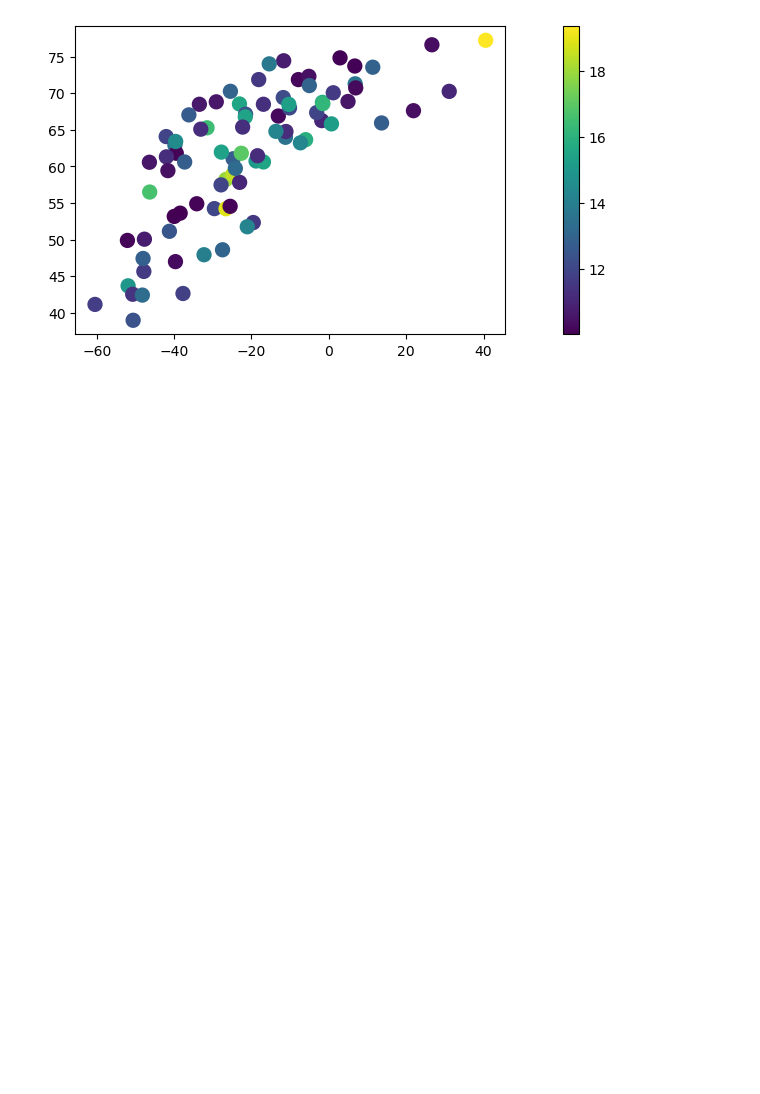
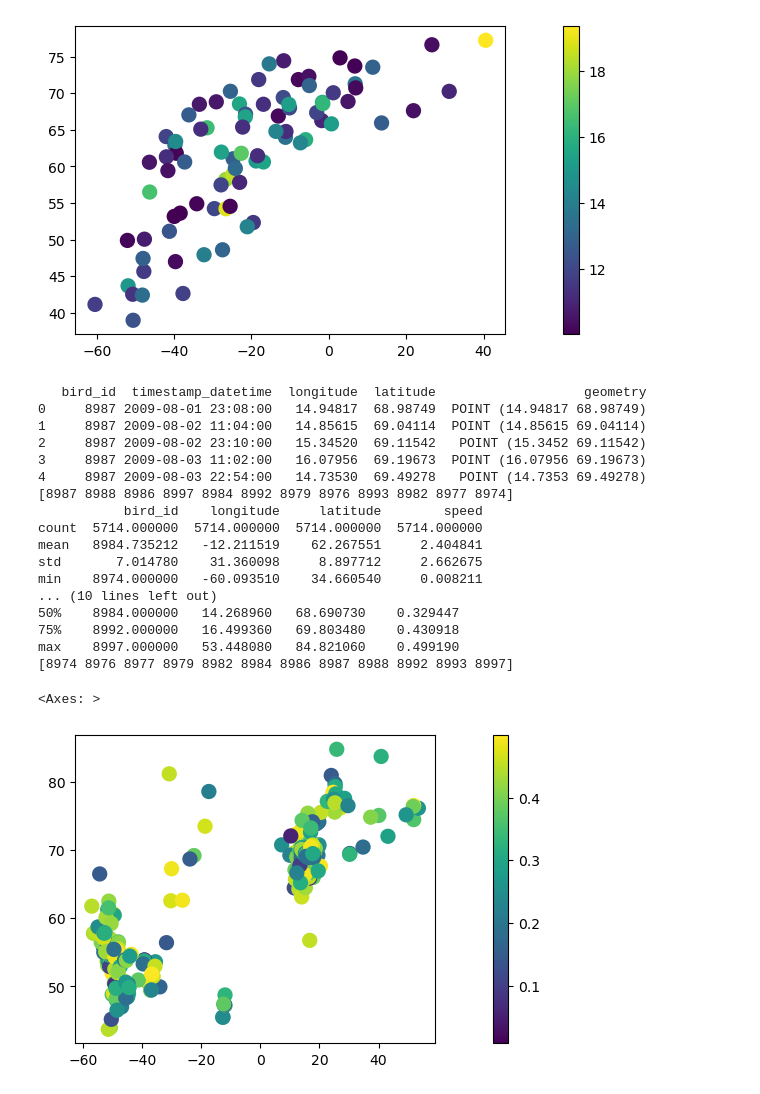
Before and after one commit to sblockhartzzero/GIS5201, a Jupyter notebook: project_code/gis5201_project_GEE_example3.ipynb, the cells around one changed output. Saved outputs shown, nothing was run; the diff lists cells and outputs as text; code cells hidden in the pictures; blank space fills up the shorter version.

```diff
--- a/project_code/gis5201_project_GEE_example3.ipynb
+++ b/project_code/gis5201_project_GEE_example3.ipynb
@@ -104,12 +99,13 @@ ee.Geometry({
 # %%
 # Load animal track csv into pandas dataframe
 input_csv_folder = 'C:/Users/s44ba/Documents/Training/Northeastern/AdvSpatialAnalysis/Project/Data/fromSeabirdTrackingNetwork/'
-input_csv_filename = 'Dataset_1044__Black-legged_Kittiwake_Grumant_GLS_2009_2010_2011.csv'
-#input_csv_filename = 'Dataset_1038__Black-legged_Kittiwake_Anda_GLS_2009_2010_2011.csv'
-#input_csv_filename = 'Dataset_1041__Black-legged_Kittiwake_Bulbjerg_GLS_2009_2010_2011.csv'
-#input_csv_filename = 'Dataset_1043__Black-legged_Kittiwake_Faroe_Islands_GLS_2009_2010.csv'
-#input_csv_filename = 'Dataset_1049__Black-legged_Kittiwake_Kippaku_GLS_2008_2009_2010_2011.csv'
-input_csv_fullpath = input_csv_folder + input_csv_filename
+input_csv_filenames = ["Dataset_1044__Black-legged_Kittiwake_Grumant_GLS_2009_2010_2011.csv",
+                      "Dataset_1038__Black-legged_Kittiwake_Anda_GLS_2009_2010_2011.csv",
+                      "Dataset_1041__Black-legged_Kittiwake_Bulbjerg_GLS_2009_2010_2011.csv",
+                      "Dataset_1043__Black-legged_Kittiwake_Faroe_Islands_GLS_2009_2010.csv",
+                      "Dataset_1049__Black-legged_Kittiwake_Kippaku_GLS_2008_2009_2010_2011.csv"]
+
+input_csv_fullpath = input_csv_folder + input_csv_filenames[1]
 df = pd.read_csv(input_csv_fullpath)
 df.info()
 # %% [output]
@@ -242,3 +230,29 @@ gdf_transit.plot(column="speed", linewidth=5, capstyle="round", figsize=(15, 4),
 # %% [output]
 <Axes: >
 [figure]
+# %%
+# Try calling code in project_functions to get "stops"
+speed_min = 0.0
+speed_max = 0.5
+gdf_stops = project_functions.get_gdf_with_speed(input_csv_fullpath, speed_min, speed_max)
+gdf_stops.plot(column="speed", linewidth=5, capstyle="round", figsize=(15, 4), legend=True)
+# %% [output]
+   bird_id  timestamp_datetime  longitude  latitude                   geometry
+0     8987 2009-08-01 23:08:00   14.94817  68.98749  POINT (14.94817 68.98749)
+1     8987 2009-08-02 11:04:00   14.85615  69.04114  POINT (14.85615 69.04114)
+2     8987 2009-08-02 23:10:00   15.34520  69.11542   POINT (15.3452 69.11542)
+3     8987 2009-08-03 11:02:00   16.07956  69.19673  POINT (16.07956 69.19673)
+4     8987 2009-08-03 22:54:00   14.73530  69.49278   POINT (14.7353 69.49278)
+[8987 8988 8986 8997 8984 8992 8979 8976 8993 8982 8977 8974]
+           bird_id    longitude     latitude        speed
+count  5714.000000  5714.000000  5714.000000  5714.000000
+mean   8984.735212   -12.211519    62.267551     2.404841
+std       7.014780    31.360098     8.897712     2.662675
+min    8974.000000   -60.093510    34.660540     0.008211
+... (10 lines left out)
+50%    8984.000000   14.268960   68.690730    0.329447
+75%    8992.000000   16.499360   69.803480    0.430918
+max    8997.000000   53.448080   84.821060    0.499190
+[8974 8976 8977 8979 8982 8984 8986 8987 8988 8992 8993 8997]
+<Axes: >
+[figure, added]
```
Also changed, not shown: parts of 14 cells of this notebook, 2 other files.
